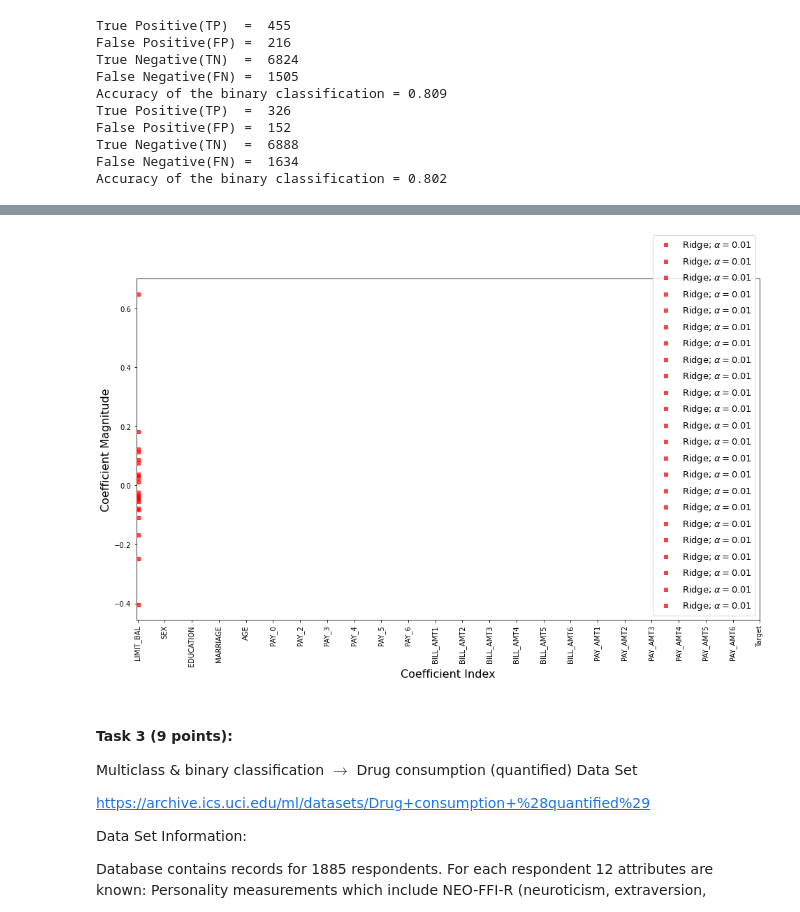
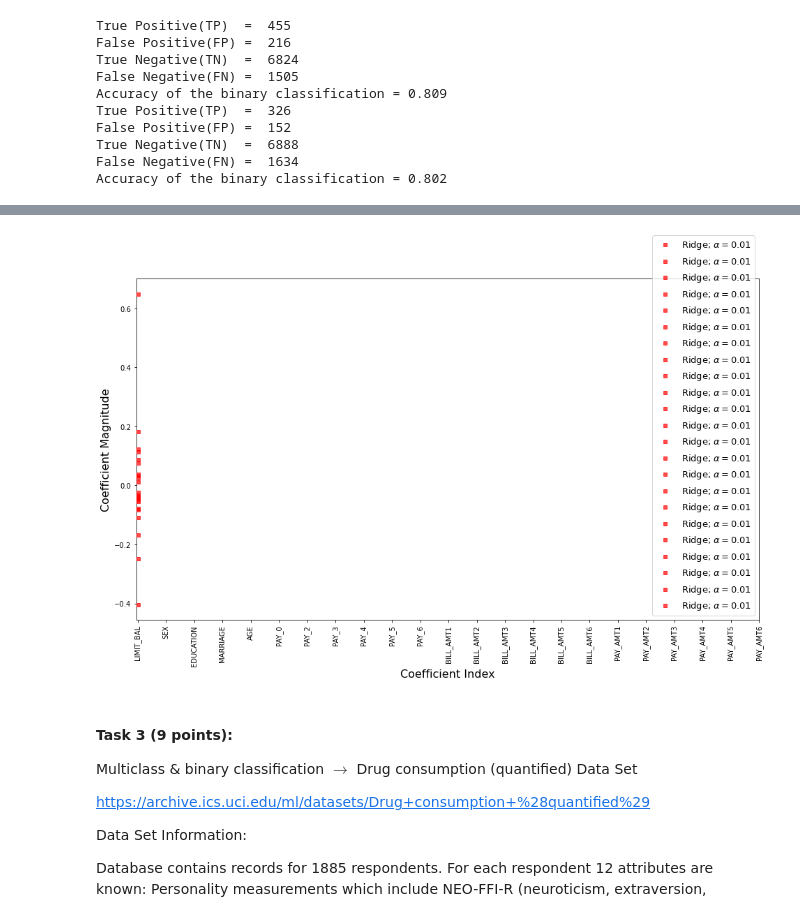
Before and after one commit to martinel-UAS/projects, a Jupyter notebook: Assignment_1/Assignment_1.ipynb, the cells around one changed output, grey strips where cells are left out. Saved outputs shown, nothing was run; the diff lists cells and outputs as text; code cells hidden in the pictures.

```diff
--- a/Assignment_1/Assignment_1.ipynb
+++ b/Assignment_1/Assignment_1.ipynb
@@ -223,34 +223,3 @@ False Positive(FP) =  152
 True Negative(TN)  =  6888
 False Negative(FN) =  1634
 Accuracy of the binary classification = 0.802
-# %%
-# Perform a simple manual optimization for one of the default parameters (at least 5 different values)
-c_param_range = [0.001, 0.01, 0.1, 1, 10, 100]
-models = ["Logistic Regression Train", "Logistic Regression Test", "Linear SVC Train", "Linear SVC Test"]
-
-log_reg_score_train = []
-log_reg_score_test = []
-lin_svc_score_train = []
-lin_svc_score_test = []
-
-r2_dataset = pd.DataFrame()
-r2_dataset["Model"] = models
-
-for i in c_param_range:
-
-    log_reg = LogisticRegression(C=i).fit(X_train, y_train)
-    lin_svc = LinearSVC(C=i).fit(X_train, y_train)
-
-    log_reg_score_train.append(log_reg.score(X_train, y_train))
-    log_reg_score_test.append(log_reg.score(X_test, y_test))
-
-    lin_svc_score_train.append(lin_svc.score(X_train, y_train))
-    lin_svc_score_test.append(lin_svc.score(X_test, y_test))
-
-    r2_dataset[f"C={i}"] = [
-        log_reg.score(X_train, y_train),
-        log_reg.score(X_test, y_test),
-        lin_svc.score(X_train, y_train),
-        lin_svc.score(X_test, y_test)
-                            ]
-r2_dataset
@@ -263,14 +226,16 @@ r2_dataset
 # %%
 # Plot the coefficient magnitudes for the best model (Ridge - alpha 0.01)
-names = list(df.columns)
+# Separate dependent and independent variables
+# X = df.drop('Target',axis=1)
+names = list(df.drop('Target',axis=1).columns)
 plt.plot(log_reg.coef_,alpha=0.7,linestyle='none',marker='s',markersize=5,color='red',label=r'Ridge; $\alpha = 0.01$',zorder=7)
 plt.xlabel('Coefficient Index',fontsize=16)
 plt.ylabel('Coefficient Magnitude',fontsize=16)
 plt.xticks(range(len(names)), names, rotation=90)
 plt.legend(fontsize=13,loc=4)
 plt.show()
 # %% [output]
-[figure, old version]
+[figure, new version]
 # %% [markdown]
 #### Task 3 (9 points):
 
```
Also changed, not shown: parts of 1 cell of this notebook.
